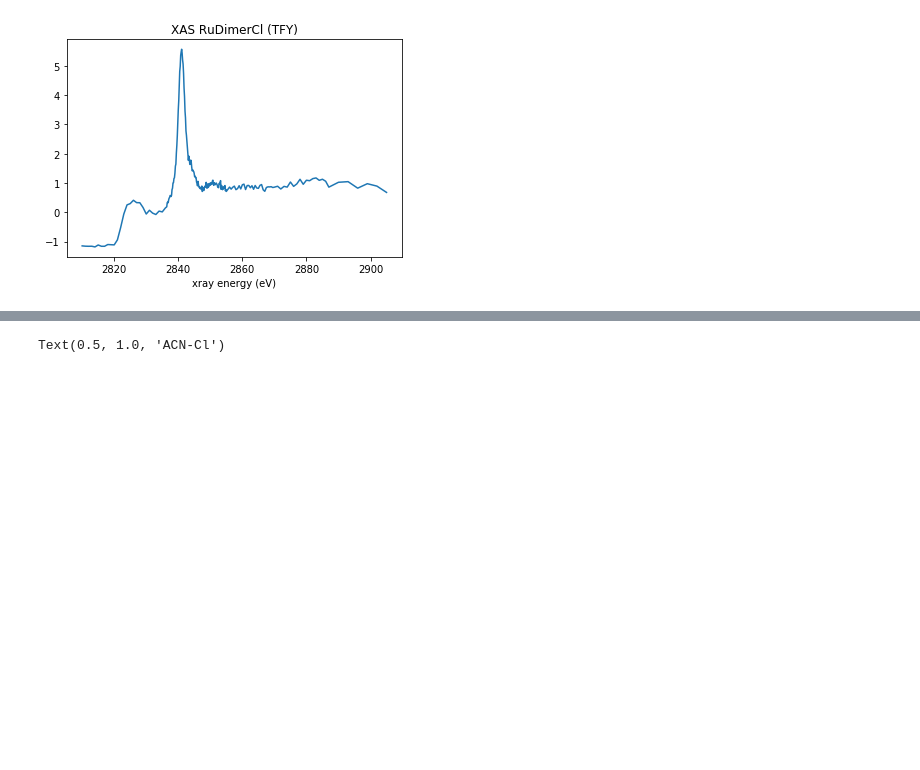
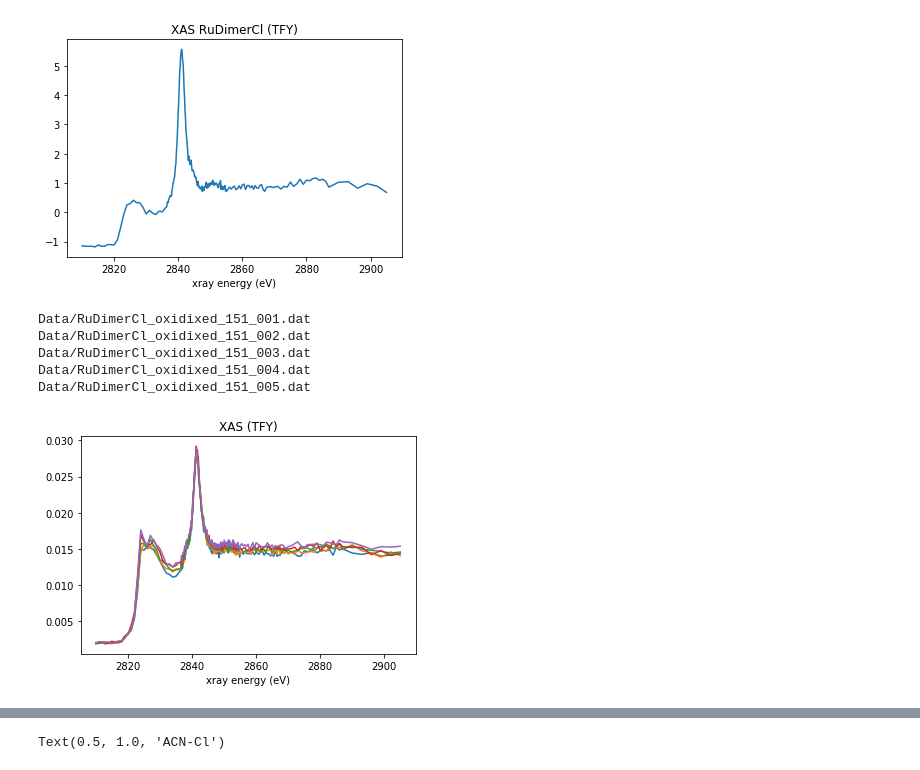
Before and after one commit to cliekhus/SSRL0719_BL143, a Jupyter notebook: PlotXAS.ipynb, the cells around one changed output, grey strips where cells are left out. Saved outputs shown, nothing was run; the diff lists cells and outputs as text; code cells hidden in the pictures; blank space fills up the shorter version.

```diff
--- a/PlotXAS.ipynb
+++ b/PlotXAS.ipynb
@@ -83,3 +83,12 @@ plt.title('XAS RuDimerCl (TFY)')
 # %% [output]
 Text(0.5, 1.0, 'XAS RuDimerCl (TFY)')
 [figure]
+# %%
+XEnergy_Clox, I0_Clox, FF1_Clox, FF2_Clox, FF3_Clox, FF4_Clox = averageScans('RuDimerCl_oxidixed_151', 5, True)
+# %% [output]
+Data/RuDimerCl_oxidixed_151_001.dat
+Data/RuDimerCl_oxidixed_151_002.dat
+Data/RuDimerCl_oxidixed_151_003.dat
+Data/RuDimerCl_oxidixed_151_004.dat
+Data/RuDimerCl_oxidixed_151_005.dat
+[figure, added]
```
Also changed, not shown: parts of 4 cells of this notebook, 6 other files.
